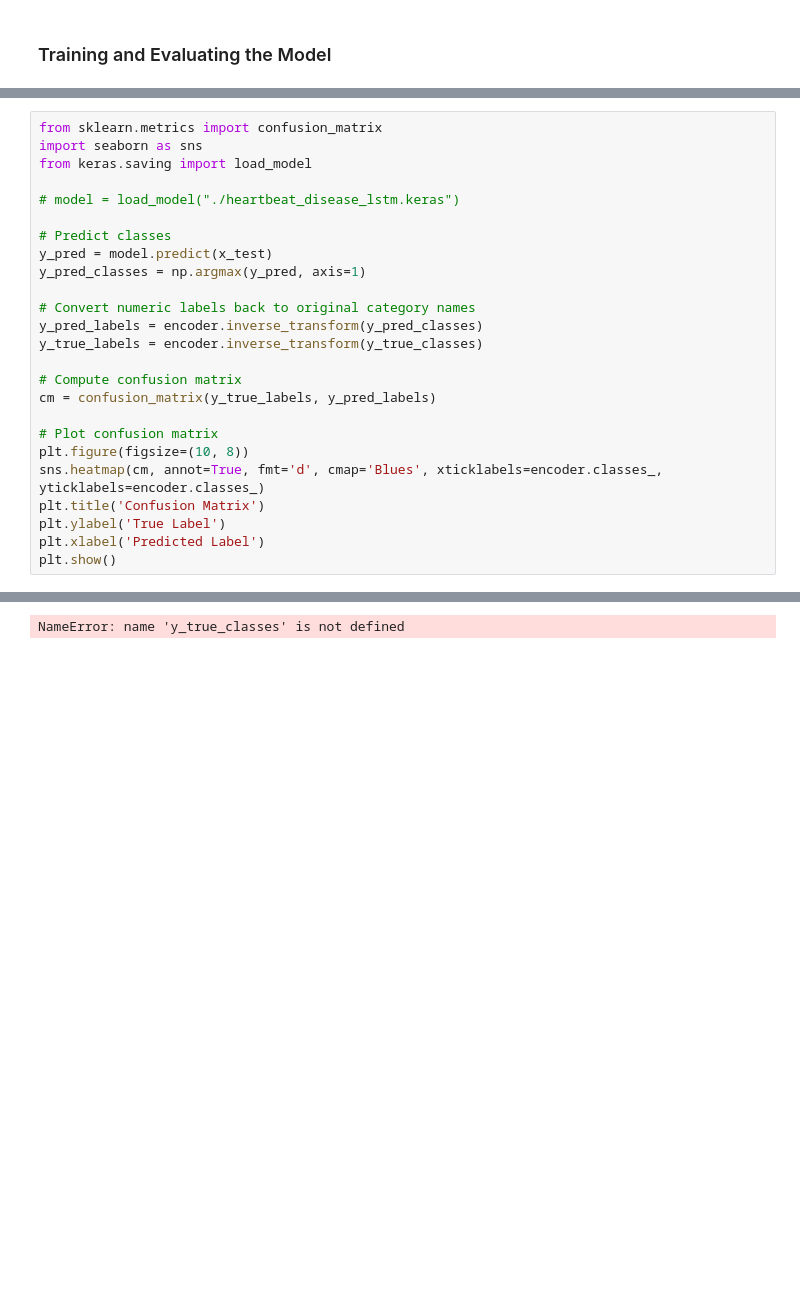
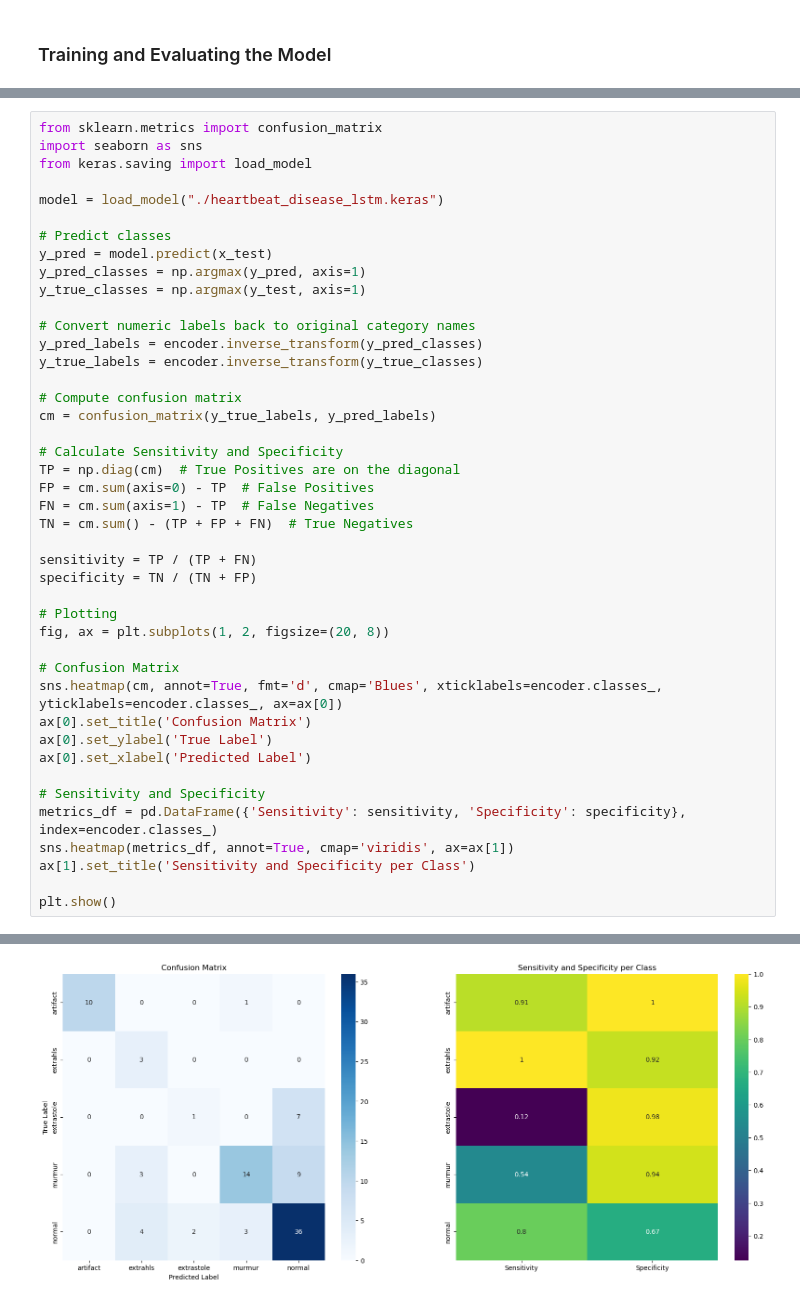
Before and after one commit to smm3123/Heart-Murmur-Identification-With-Machine-Learning, a Jupyter notebook: heartbeat_machine_learning.ipynb, the cells around one changed output, grey strips where cells are left out. Drawn from its saved outputs; the diff is of its cells as text; blank space fills up the shorter version.

Commit message:
Calculate sensitivity and specificity

```diff
--- a/heartbeat_machine_learning.ipynb
+++ b/heartbeat_machine_learning.ipynb
@@ -580,11 +580,12 @@ from sklearn.metrics import confusion_matrix
 import seaborn as sns
 from keras.saving import load_model
 
-# model = load_model("./heartbeat_disease_lstm.keras")
+model = load_model("./heartbeat_disease_lstm.keras")
 
 # Predict classes
 y_pred = model.predict(x_test)
 y_pred_classes = np.argmax(y_pred, axis=1)
+y_true_classes = np.argmax(y_test, axis=1)
 
 # Convert numeric labels back to original category names
 y_pred_labels = encoder.inverse_transform(y_pred_classes)
@@ -593,11 +594,28 @@ y_true_labels = encoder.inverse_transform(y_true_classes)
 # Compute confusion matrix
 cm = confusion_matrix(y_true_labels, y_pred_labels)
 
-# Plot confusion matrix
-plt.figure(figsize=(10, 8))
-sns.heatmap(cm, annot=True, fmt='d', cmap='Blues', xticklabels=encoder.classes_, yticklabels=encoder.classes_)
-plt.title('Confusion Matrix')
-plt.ylabel('True Label')
-plt.xlabel('Predicted Label')
+# Calculate Sensitivity and Specificity
+TP = np.diag(cm)  # True Positives are on the diagonal
+FP = cm.sum(axis=0) - TP  # False Positives
+FN = cm.sum(axis=1) - TP  # False Negatives
+TN = cm.sum() - (TP + FP + FN)  # True Negatives
+
+sensitivity = TP / (TP + FN)
+specificity = TN / (TN + FP)
+
+# Plotting
+fig, ax = plt.subplots(1, 2, figsize=(20, 8))
+
+# Confusion Matrix
+sns.heatmap(cm, annot=True, fmt='d', cmap='Blues', xticklabels=encoder.classes_, yticklabels=encoder.classes_, ax=ax[0])
+ax[0].set_title('Confusion Matrix')
+ax[0].set_ylabel('True Label')
+ax[0].set_xlabel('Predicted Label')
+
+# Sensitivity and Specificity
+metrics_df = pd.DataFrame({'Sensitivity': sensitivity, 'Specificity': specificity}, index=encoder.classes_)
+sns.heatmap(metrics_df, annot=True, cmap='viridis', ax=ax[1])
+ax[1].set_title('Sensitivity and Specificity per Class')
+
 plt.show()
 # %% [output]
@@ -605 +623 @@ plt.show()
-NameError: name 'y_true_classes' is not defined
+[figure, added]
```
Also changed, not shown: parts of 6 cells of this notebook.
